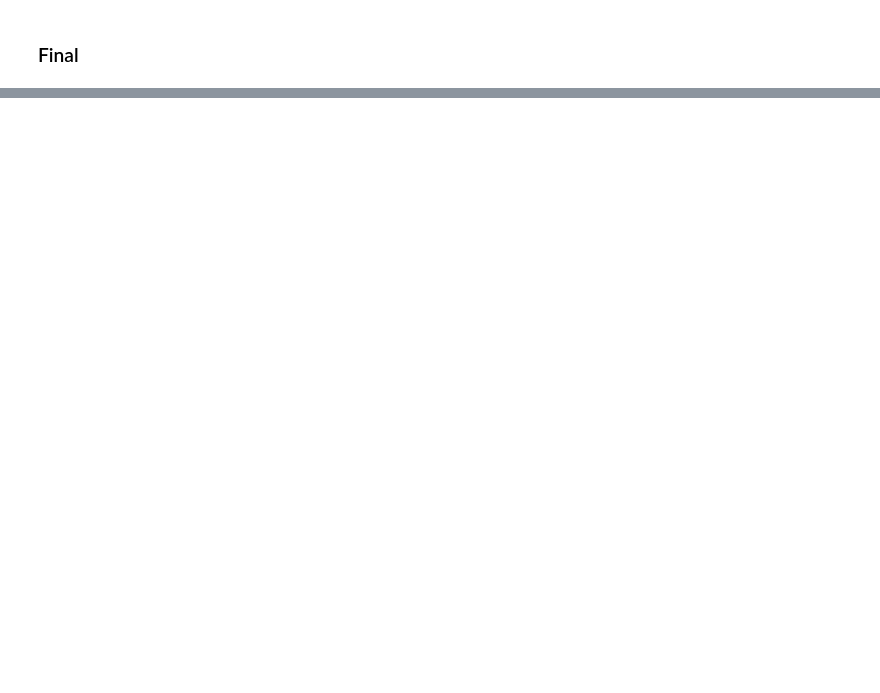
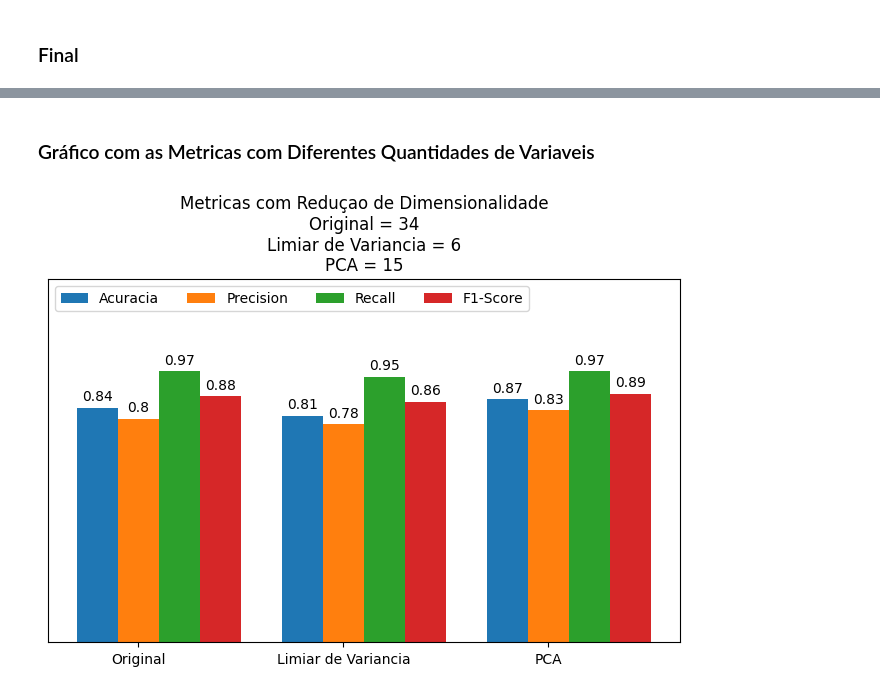
Before and after one commit to silviolima07/PUC_residencia_tec_ml, a Jupyter notebook: aula_13_Assincrona_Ativ_Practica_02.ipynb, the cells around one changed output, grey strips where cells are left out. Drawn from its saved outputs; the diff is of its cells as text; code cells hidden in the pictures; blank space fills up the shorter version.

```diff
--- a/aula_13_Assincrona_Ativ_Practica_02.ipynb
+++ b/aula_13_Assincrona_Ativ_Practica_02.ipynb
@@ -235,8 +238,7 @@ resultado.append(precision)
 recall = recall_score(y_test, y_predicted)
 recall = round(recall,2)
 print(recall)
-metrica.append('recall')
-resultado.append(recall)
+l_recall.append(recall)
 # %% [output]
 0.97
 # %% [markdown]
@@ -245,8 +247,7 @@ resultado.append(recall)
 f1_score = 2 * (precision * recall)/(precision + recall)
 f1_score = round(f1_score,2)
 print(f1_score)
-metrica.append('f1-score')
-resultado.append(f1_score)
+l_f1_score.append(f1_score)
 # %% [output]
 0.88
 # %% [markdown]
@@ -552,0 +542,14 @@ df3
+# %%
+l_qtd_colunas.append(X_train.shape[1])
+#
+l_status.append('PCA')
+#
+data = {'acuracia':l_acuracia,
+        'precisao':l_precisao,
+        'recall': l_recall,
+        'f1_score': l_f1_score,
+        'qtd_variaveis':l_qtd_colunas,
+        'status':l_status}
+
+df3 = pd.DataFrame(data)
+df3[df3.status == 'PCA']
@@ -613,0 +577,36 @@ plt.title("Metricas de Classificação com Reduçao de Dimensionalidade");
+# %% [markdown]
+### Gráfico com as Metricas com Diferentes Quantidades de Variaveis
+# %%
+status = ('Original', 'Limiar de Variancia', 'PCA')
+metricas = {
+    'Acuracia': df3.acuracia.values,
+    'Precision': df3.precisao.values,
+    'Recall': df3.recall.values,
+    'F1-Score': df3.f1_score.values
+}
+
+x = np.arange(len(status))
+width = 0.2  # the width of the bars
+multiplier = 0
+
+fig, ax = plt.subplots(layout='constrained')
+
+for attribute, measurement in metricas.items():
+    offset = width * multiplier
+    rects = ax.bar(x + offset, measurement, width, label=attribute)
+    ax.bar_label(rects, padding=3)
+    multiplier += 1
+
+# Add some text for labels, title and custom x-axis tick labels, etc.
+ax.set_ylabel('Length (mm)')
+ax.set_title('Metricas com Reduçao de Dimensionalidade\nOriginal = 34\nLimiar de Variancia = 6\nPCA = 15')
+ax.set_xticks(x + width, status)
+ax.legend(loc='upper left', ncols=4)
+ax.set_ylim(0, 1.3)
+ax.get_yaxis().set_visible(False)
+
+plt.savefig("metricas.png")
+
+plt.show()
+# %% [output]
+[figure, added]
```
Also changed, not shown: parts of 22 cells of this notebook.
